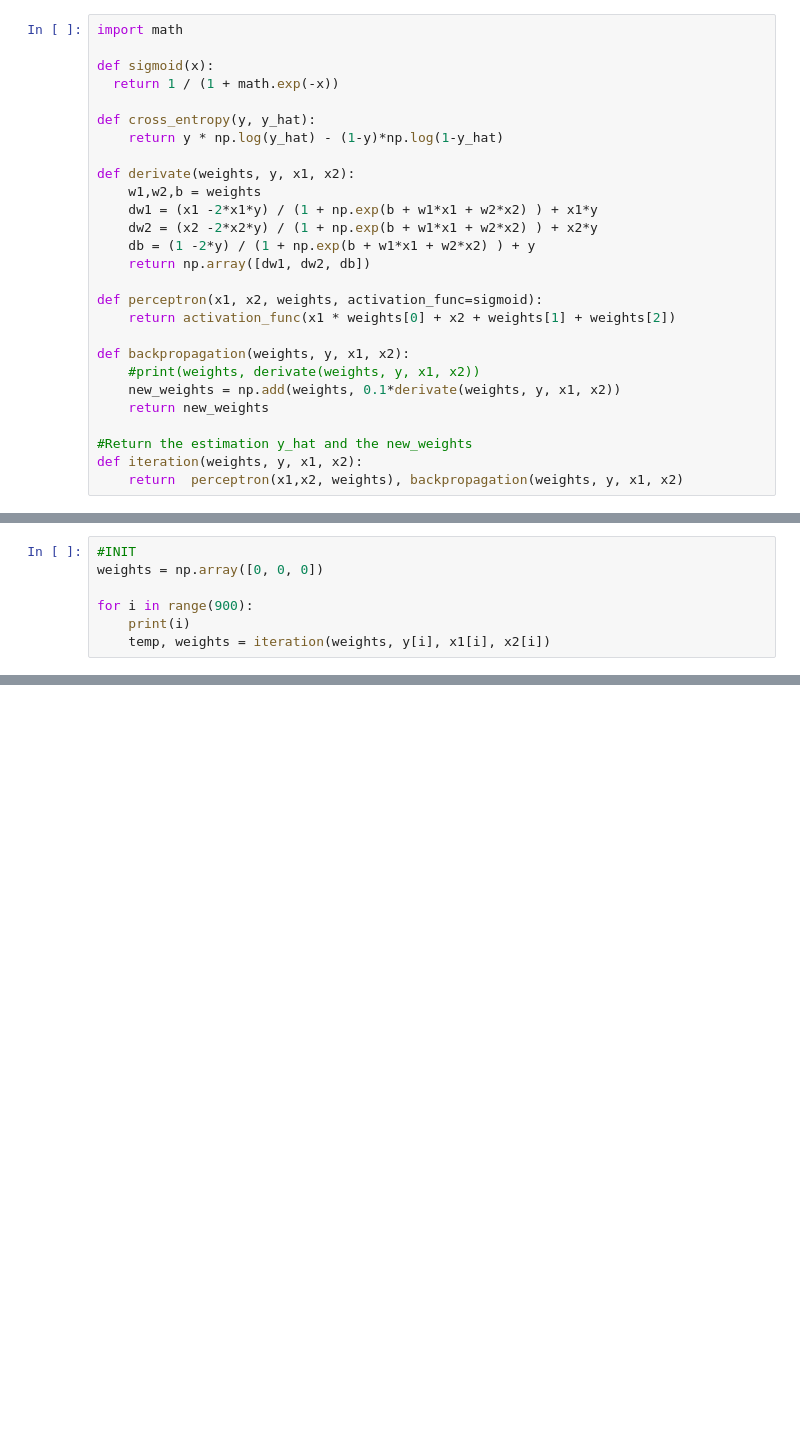
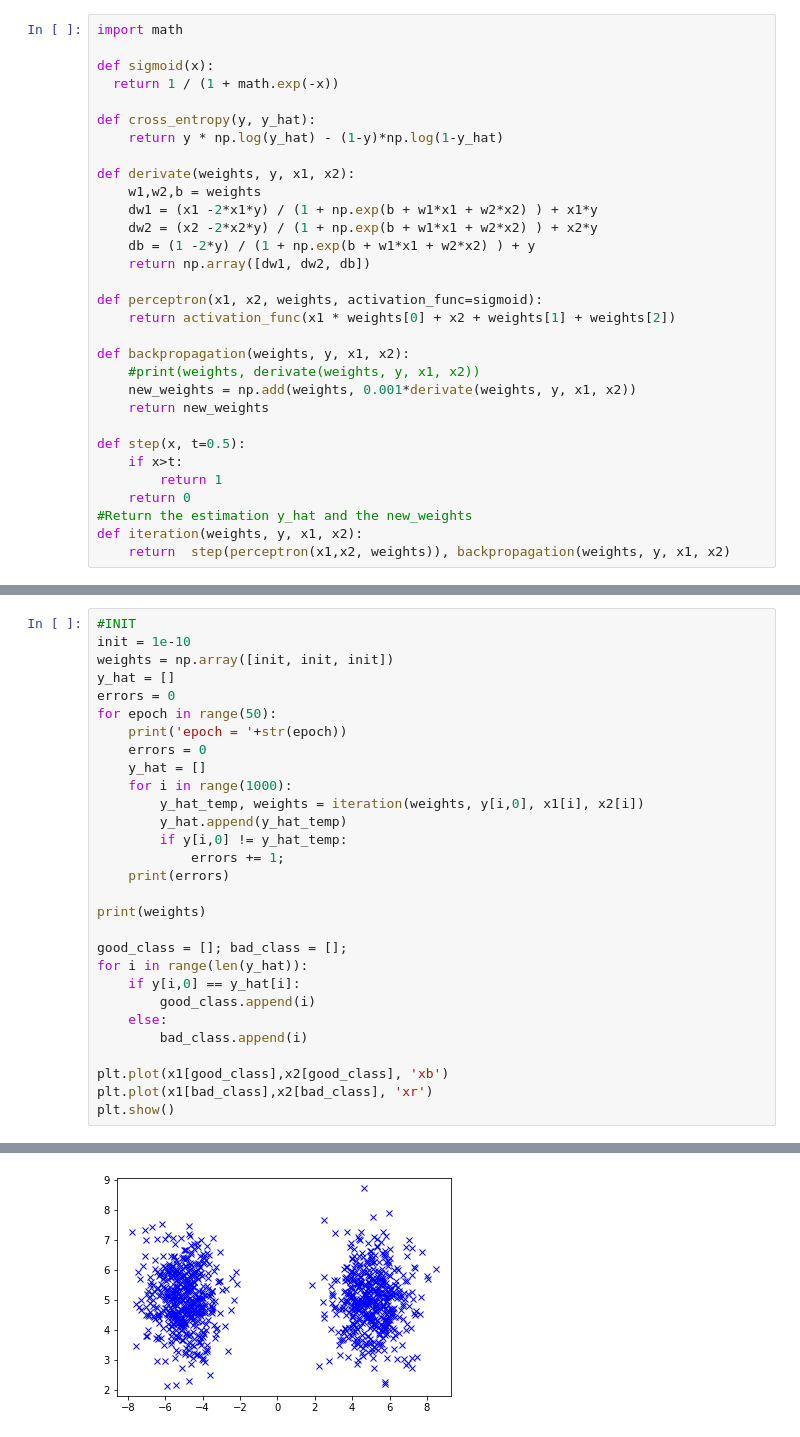
Before and after one commit to ShiversVert/Bio_neuro_imaging, a Jupyter notebook: neuronal_computing/neuronal_computing.ipynb, the cells around one changed output, grey strips where cells are left out. Cells and saved outputs as stored; diff of their text form; blank space fills up the shorter version.

```diff
--- a/neuronal_computing/neuronal_computing.ipynb
+++ b/neuronal_computing/neuronal_computing.ipynb
@@ -19,12 +19,16 @@ def perceptron(x1, x2, weights, activation_func=sigmoid):
 
 def backpropagation(weights, y, x1, x2):
     #print(weights, derivate(weights, y, x1, x2))
-    new_weights = np.add(weights, 0.1*derivate(weights, y, x1, x2))
+    new_weights = np.add(weights, 0.001*derivate(weights, y, x1, x2))
     return new_weights
 
+def step(x, t=0.5):
+    if x>t:
+        return 1
+    return 0
 #Return the estimation y_hat and the new_weights
 def iteration(weights, y, x1, x2):
-    return  perceptron(x1,x2, weights), backpropagation(weights, y, x1, x2)
+    return  step(perceptron(x1,x2, weights)), backpropagation(weights, y, x1, x2)
 # %%
 import numpy as np
 import matplotlib.pyplot as plt
@@ -52,7 +55,0 @@ plt.show()
-# %%
-#INIT
-weights = np.array([0, 0, 0])
-
-for i in range(900):
-    print(i)
-    temp, weights = iteration(weights, y[i], x1[i], x2[i])
@@ -76,0 +56,30 @@ for i in range(900):
+# %%
+#INIT
+init = 1e-10
+weights = np.array([init, init, init])
+y_hat = []
+errors = 0
+for epoch in range(50):
+    print('epoch = '+str(epoch))
+    errors = 0
+    y_hat = []
+    for i in range(1000):
+        y_hat_temp, weights = iteration(weights, y[i,0], x1[i], x2[i])
+        y_hat.append(y_hat_temp)
+        if y[i,0] != y_hat_temp:
+            errors += 1;
+    print(errors)
+
+print(weights)
+
+good_class = []; bad_class = [];
+for i in range(len(y_hat)):
+    if y[i,0] == y_hat[i]:
+        good_class.append(i)
+    else:
+        bad_class.append(i)
+
+plt.plot(x1[good_class],x2[good_class], 'xb')
+plt.plot(x1[bad_class],x2[bad_class], 'xr')
+plt.show()
+# %% [output]
@@ -76,0 +103 @@ for i in range(900):
+[figure, added]
```
Also changed, not shown: parts of 3 cells of this notebook.
